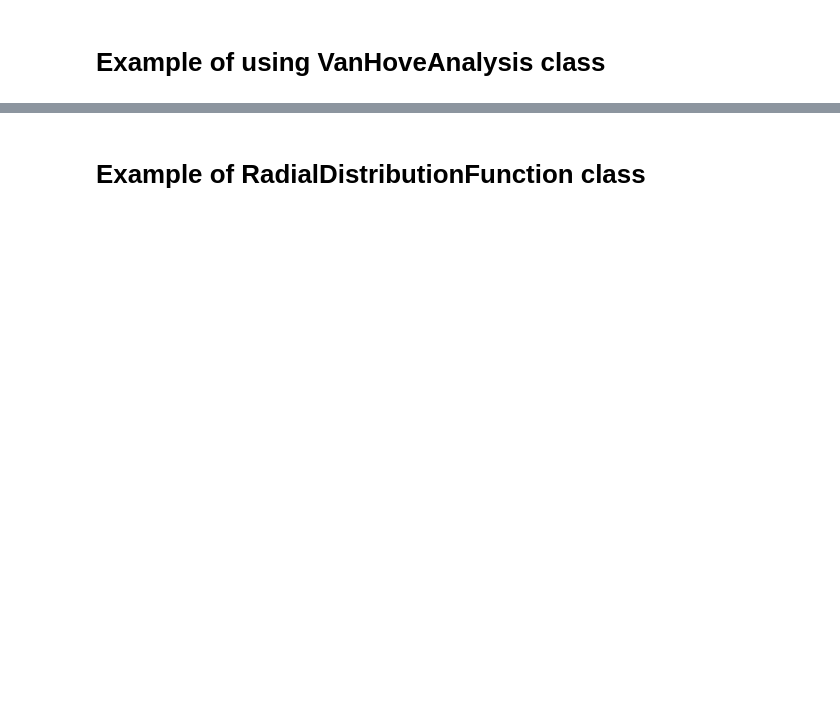
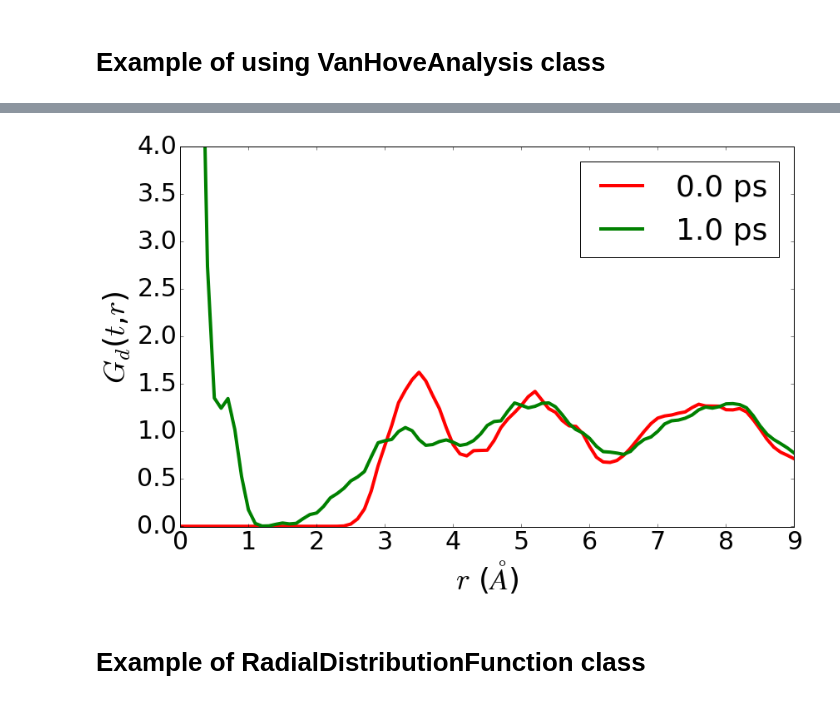
Before and after one commit to materialsvirtuallab/pymatgen-analysis-diffusion, a Jupyter notebook: examples/van_hove.ipynb, the cells around one changed output, grey strips where cells are left out. Saved outputs shown, nothing was run; the diff lists cells and outputs as text; code cells hidden in the pictures; blank space fills up the shorter version.

```diff
--- a/examples/van_hove.ipynb
+++ b/examples/van_hove.ipynb
@@ -24,0 +25,3 @@ vhfunc.get_gd_plots()
+# %%
+vhfunc.get_1d_plot(type="distinct", times=[0.0, 1.0], colors=["r", "g"])
+# %% [output]
@@ -25,3 +29,4 @@ vhfunc.get_gd_plots()
+[figure, added]
 # %% [markdown]
 # Example of RadialDistributionFunction class
 # %%
```
Also changed, not shown: parts of 3 cells of this notebook.
